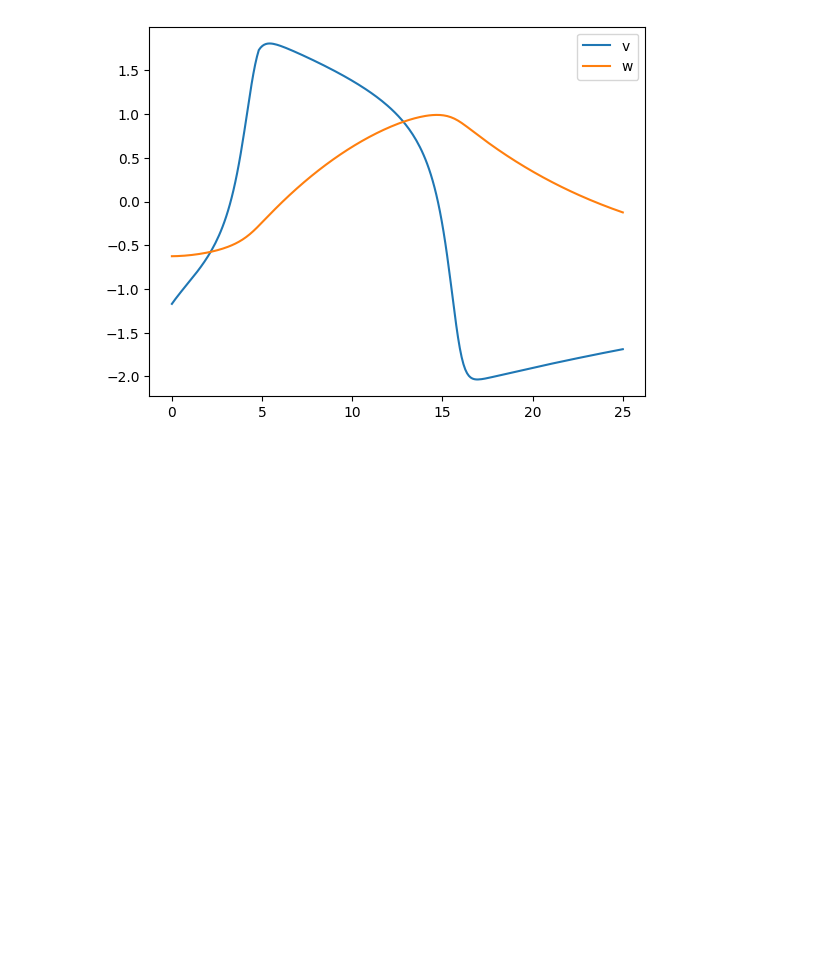
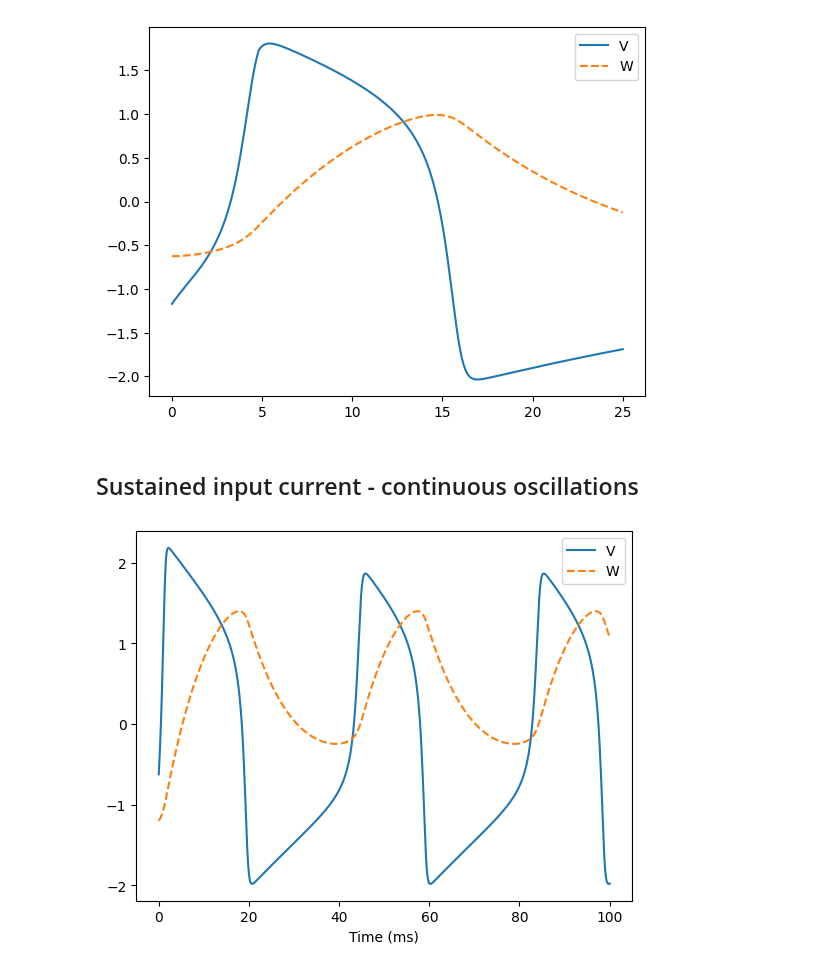
Before and after one commit to OwenJPage/Sheffield-PSY6307-Neural-Dynamics-and-Computation, a Jupyter notebook: notebooks/biologically_plausible_models/fn_neuron.ipynb, the cells around one changed output. Drawn from its saved outputs; the diff is of its cells as text; code cells hidden in the pictures; blank space fills up the shorter version.

```diff
--- a/notebooks/biologically_plausible_models/fn_neuron.ipynb
+++ b/notebooks/biologically_plausible_models/fn_neuron.ipynb
@@ -19,13 +32,16 @@ w_hist = np.empty(n_iter, dtype=np.float64)
+# %%
+def calc_dw(v, w) -> float:
+    return 0.08 * (v - 0.8 * w + 0.7)
 # %%
-for i, (t, I) in enumerate(np.stack((t_range, input_current), axis=1)):
-    dv = v - (v**3 / 3) - w + I
-    dw = 0.08 * v - 0.064 * w + 0.056
+for i in range(n_iter):
+    I = input_current[i]
+
+    dv = calc_dv(v, w, I)
+    dw = calc_dw(v, w)
 
     v += dv * dt
     w += dw * dt
 
     v_hist[i] = v
     w_hist[i] = w
-
-    age = 6
 # %%
@@ -35,3 +52,32 @@ plt.legend()
 plt.show()
 # %% [output]
 [figure]
+# %% [markdown]
+## Sustained input current - continuous oscillations
+# %%
+n_iter = 1000
+dt = 0.1
+t_range, dt = np.linspace(0, 100, 1000, retstep=True)
+
+v = np.empty(n_iter)
+w = np.empty(n_iter)
+I = 0.5
+
+v[0] = -0.625
+w[0] = -1.2
+# %%
+for i in range(n_iter - 1):
+    dv = calc_dv(v[i], w[i], I)
+    dw = calc_dw(v[i], w[i])
+
+    v[i + 1] = v[i] + dv * dt
+    w[i + 1] = w[i] + dw * dt
+# %%
+plt.figure(2)
+plt.plot(t_range, v, "-", label="V")
+plt.plot(t_range, w, "--", label="W")
+plt.xlabel("Time (ms)")
+plt.legend()
+plt.show()
+# %% [output]
+[figure, added]
```
Also changed, not shown: parts of 5 cells of this notebook, 5 other files.
